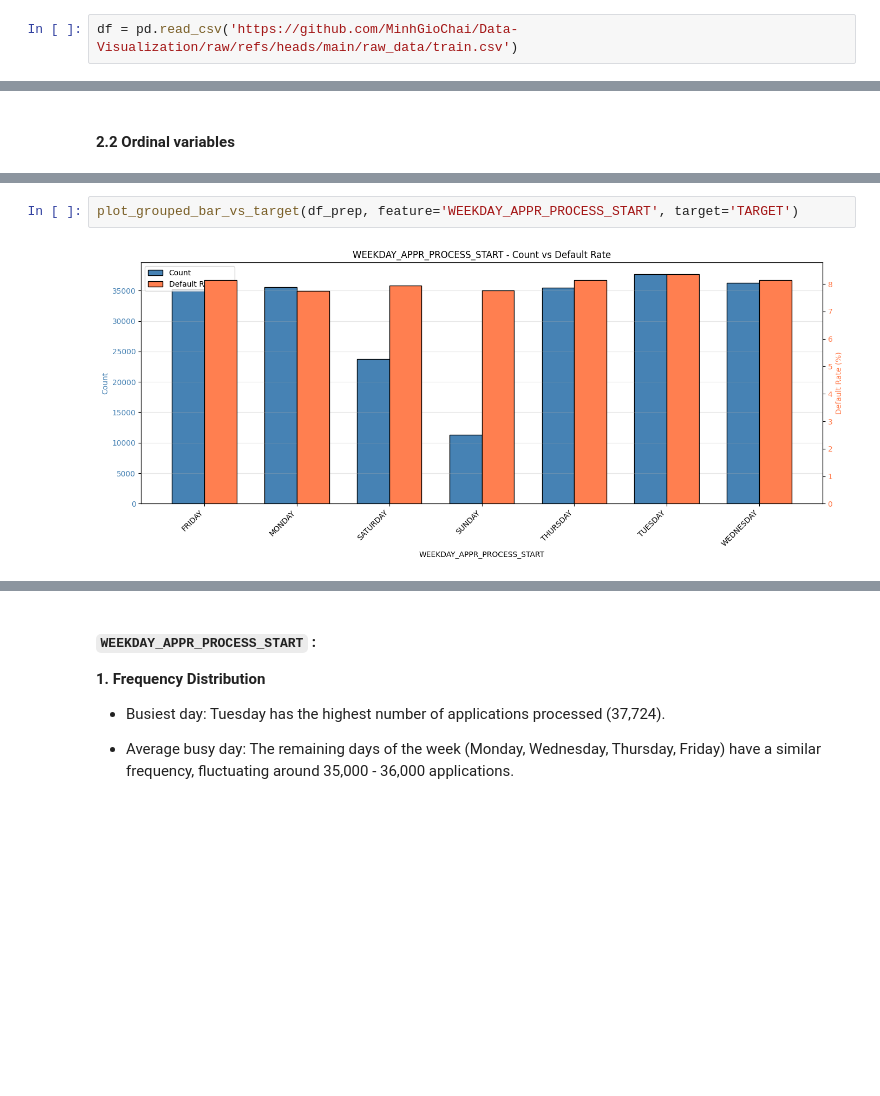
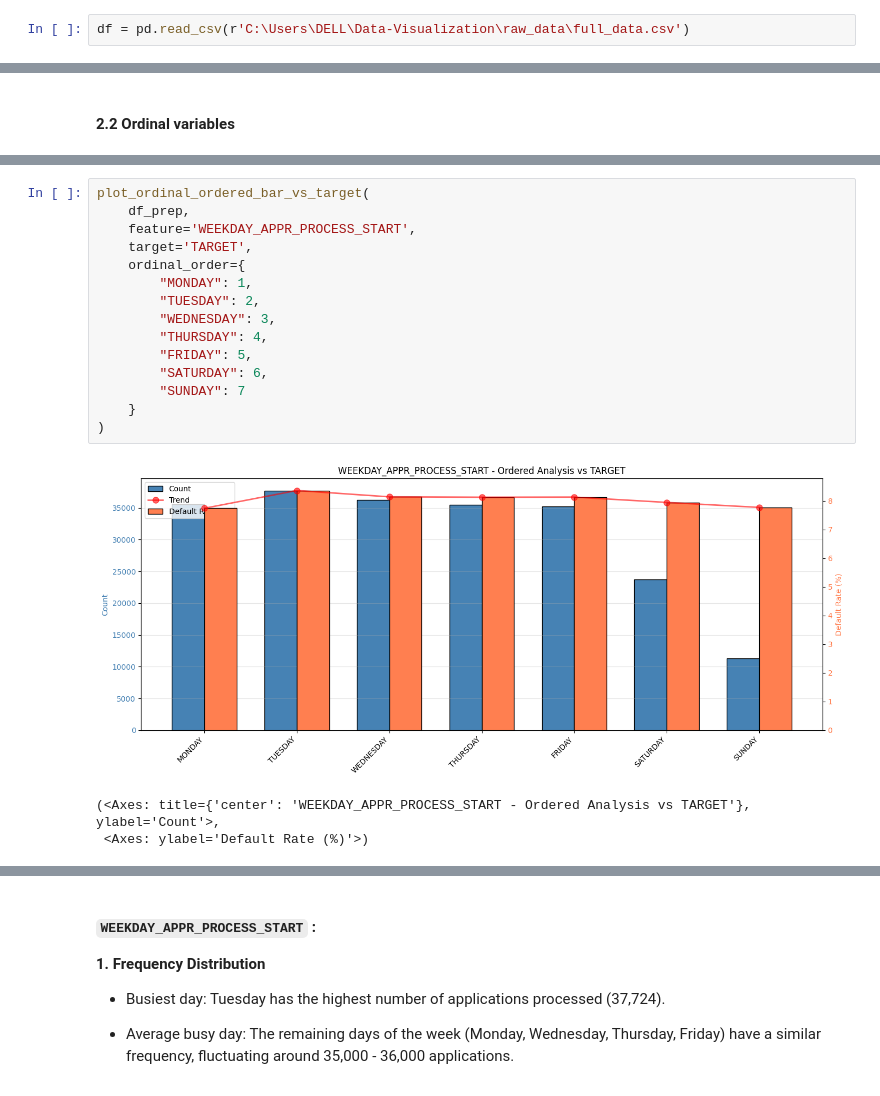
Before and after one commit to MinhGioChai/Data-Visualization, a Jupyter notebook: notebook/Customer_Credit_Profile.ipynb, the cells around one changed output, grey strips where cells are left out. Cells and saved outputs as stored; diff of their text form; blank space fills up the shorter version.

```diff
--- a/notebook/Customer_Credit_Profile.ipynb
+++ b/notebook/Customer_Credit_Profile.ipynb
@@ -6,3 +16,3 @@ import seaborn as sns
 # %%
-df = pd.read_csv('https://github.com/MinhGioChai/Data-Visualization/raw/refs/heads/main/raw_data/train.csv')
+df = pd.read_csv(r'C:\Users\DELL\Data-Visualization\raw_data\full_data.csv')
 # %% [markdown]
@@ -237,5 +382,20 @@ plot_discrete_barchart(df_prep['WEEKDAY_APPR_PROCESS_START'],
 # %%
-plot_grouped_bar_vs_target(df_prep, feature='WEEKDAY_APPR_PROCESS_START', target='TARGET')
+plot_ordinal_ordered_bar_vs_target(
+    df_prep,
+    feature='WEEKDAY_APPR_PROCESS_START',
+    target='TARGET',
+    ordinal_order={
+        "MONDAY": 1,
+        "TUESDAY": 2,
+        "WEDNESDAY": 3,
+        "THURSDAY": 4,
+        "FRIDAY": 5,
+        "SATURDAY": 6,
+        "SUNDAY": 7
+    }
+)
 # %% [output]
-[figure, old version]
+[figure, new version]
+(<Axes: title={'center': 'WEEKDAY_APPR_PROCESS_START - Ordered Analysis vs TARGET'}, ylabel='Count'>,
+ <Axes: ylabel='Default Rate (%)'>)
 # %%
```
Also changed, not shown: parts of 57 cells of this notebook.
